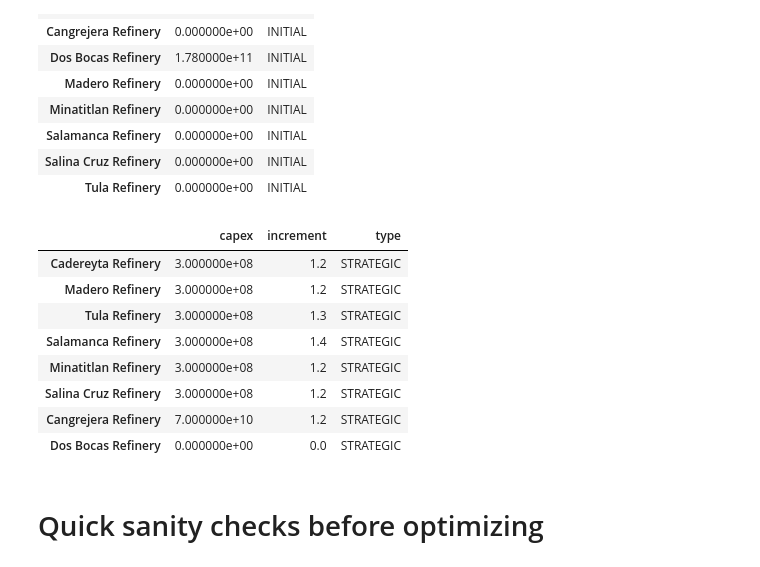
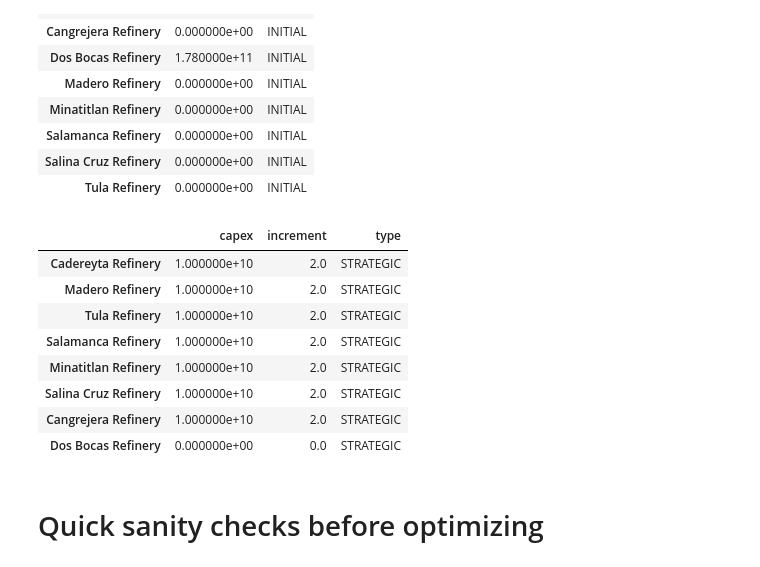
Before and after one commit to rolozanod/mexico_fuel_guided_project, a Jupyter notebook: Sessions/ColabProject.ipynb, the cells around one changed output. Drawn from its saved outputs; the diff is of its cells as text; code cells hidden in the pictures.

```diff
--- a/Sessions/ColabProject.ipynb
+++ b/Sessions/ColabProject.ipynb
@@ -733,40 +742,40 @@ capex_projects
 | Tula Refinery | 0.000000e+00 | INITIAL |
 # %%
 strategic_projects = {'capex': {
-    'Cadereyta Refinery': 300e6,
-    'Madero Refinery': 300e6,
-    'Tula Refinery': 300e6,
-    'Salamanca Refinery': 300e6,
-    'Minatitlan Refinery': 300e6,
-    'Salina Cruz Refinery': 300e6,
-    'Cangrejera Refinery': 70000e6,
+    'Cadereyta Refinery': 10e9,
+    'Madero Refinery': 10e9,
+    'Tula Refinery': 10e9,
+    'Salamanca Refinery': 10e9,
+    'Minatitlan Refinery': 10e9,
+    'Salina Cruz Refinery': 10e9,
+    'Cangrejera Refinery': 10e9,
     'Dos Bocas Refinery': 0
     },
     'increment': {
-    'Cadereyta Refinery': 1.2,
-    'Madero Refinery': 1.2,
-    'Tula Refinery': 1.3,
-    'Salamanca Refinery': 1.4,
-    'Minatitlan Refinery': 1.2,
-    'Salina Cruz Refinery': 1.2,
-    'Cangrejera Refinery': 1.2,
+    'Cadereyta Refinery': 2.0,
+    'Madero Refinery': 2.0,
+    'Tula Refinery': 2.0,
+    'Salamanca Refinery': 2.0,
+    'Minatitlan Refinery': 2.,
+    'Salina Cruz Refinery': 2.0,
+    'Cangrejera Refinery': 2.0,
     'Dos Bocas Refinery': 0
     }
 }
 
 strategic_projects = pd.DataFrame(strategic_projects)
 
 strategic_projects['type'] = 'STRATEGIC'
 strategic_projects
 # %% [output]
 |  | capex | increment | type |
-| Cadereyta Refinery | 3.000000e+08 | 1.2 | STRATEGIC |
-| Madero Refinery | 3.000000e+08 | 1.2 | STRATEGIC |
-| Tula Refinery | 3.000000e+08 | 1.3 | STRATEGIC |
-| Salamanca Refinery | 3.000000e+08 | 1.4 | STRATEGIC |
-| Minatitlan Refinery | 3.000000e+08 | 1.2 | STRATEGIC |
-| Salina Cruz Refinery | 3.000000e+08 | 1.2 | STRATEGIC |
-| Cangrejera Refinery | 7.000000e+10 | 1.2 | STRATEGIC |
+| Cadereyta Refinery | 1.000000e+10 | 2.0 | STRATEGIC |
+| Madero Refinery | 1.000000e+10 | 2.0 | STRATEGIC |
+| Tula Refinery | 1.000000e+10 | 2.0 | STRATEGIC |
+| Salamanca Refinery | 1.000000e+10 | 2.0 | STRATEGIC |
+| Minatitlan Refinery | 1.000000e+10 | 2.0 | STRATEGIC |
+| Salina Cruz Refinery | 1.000000e+10 | 2.0 | STRATEGIC |
+| Cangrejera Refinery | 1.000000e+10 | 2.0 | STRATEGIC |
 | Dos Bocas Refinery | 0.000000e+00 | 0.0 | STRATEGIC |
 # %%
 projects = pd.concat(
```
Also changed, not shown: parts of 13 cells of this notebook, 4 other files.
